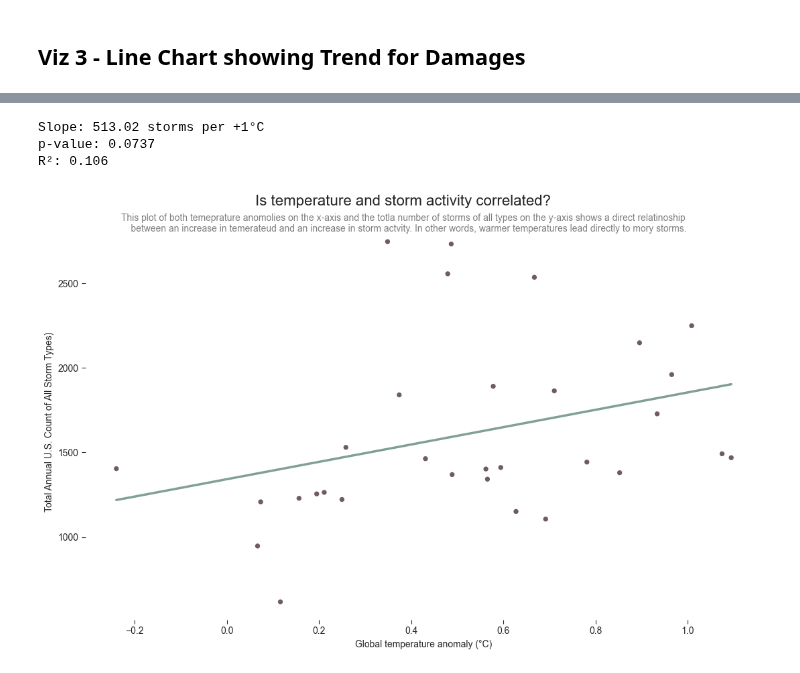
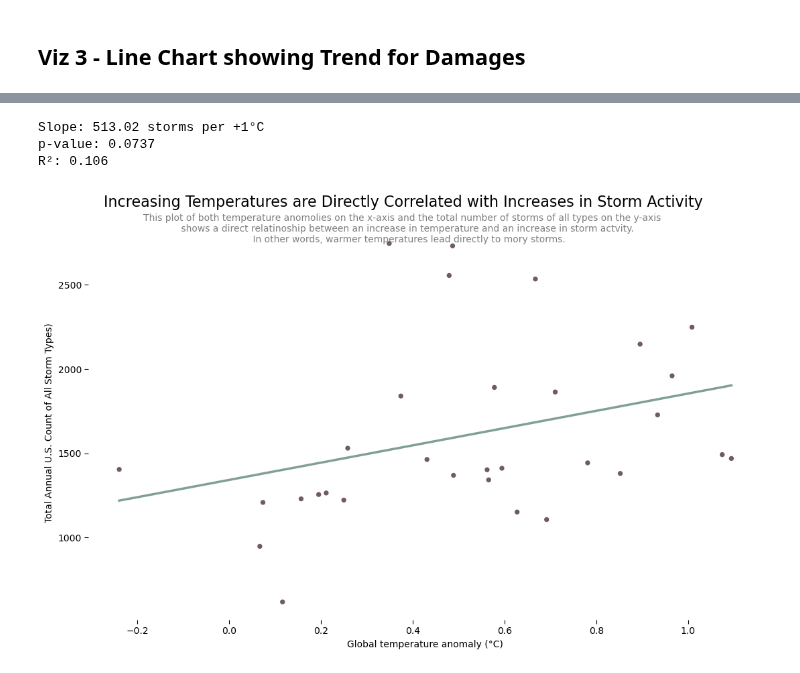
Before and after one commit to jhnboyy/CUNY_SPS_WORK, a Jupyter notebook: FALL2025/DATA608/Story5/Story5.ipynb, the cells around one changed output, grey strips where cells are left out. Saved outputs shown, nothing was run; the diff lists cells and outputs as text; code cells hidden in the pictures.

```diff
--- a/FALL2025/DATA608/Story5/Story5.ipynb
+++ b/FALL2025/DATA608/Story5/Story5.ipynb
@@ -240,8 +269,8 @@ dam_cols = {    "Tornadoes": "damage_total_usd_tornado",    "Hurricanes/Typhoons
 # %%
 ### Merging data
-# all_ = df.merge(dfw,how='left',on='year')
-# for col in ["num_tornado", "num_hurr_typhoon", "num_tropical_storm"]:
-#     all_[col + "_ma5"] = all_[col].rolling(window=5, center=True).mean()
+all_ = df.merge(dfw,how='left',on='year')
+for col in ["num_events_tornado", "num_events_hurricane_typhoon", "num_events_tropical_storm"]:
+    all_[col + "_ma5"] = all_[col].rolling(window=5, center=True).mean()
 
 # # Drop years at the ends where the 5-year MA is NaN
 # plot_df = all_.dropna(
@@ -502,41 +520,42 @@ fig, ax = plt.subplots(figsize=(11, 7))
 ax.scatter(x, y, s=28, alpha=0.7, edgecolor="none",color="#32161F")            # points
 ax.plot(x_line, y_line, linewidth=2.5, color="#81A094")        # regression line
 
-title = "Is temperature and storm activity correlated?"
+title = "Increasing Temperatures are Directly Correlated with Increases in Storm Activity"
 subtitle = (
-    """This plot of both temeprature anomolies on the x-axis and the totla number of storms of all types on the y-axis shows a direct relatinoship
-    between an increase in temerateud and an increase in storm actvity. In other words, warmer temperatures lead directly to mory storms."""
+    """This plot of both temperature anomolies on the x-axis and the total number of storms of all types on the y-axis
+    shows a direct relatinoship between an increase in temperature and an increase in storm actvity.
+    In other words, warmer temperatures lead directly to mory storms."""
 )
 # Titles (figure space)
 fig.subplots_adjust(top=0.9)      # tweak 0.74–0.82 as needed
 fig.suptitle(title, fontsize=16, y=0.99)
 fig.text(0.5, 0.95, subtitle, ha="center", va="top", fontsize=10, color="gray")# Storm events vs. global temperature anomaly (since 1990)
 
 ax.set_xlabel("Global temperature anomaly (°C)")
 ax.set_ylabel("Total Annual U.S. Count of All Storm Types)")
 
 # Minimalist style
 ax.grid(False)
 ax.spines["top"].set_visible(False)
 ax.spines["right"].set_visible(False)
 ax.spines["bottom"].set_visible(False)
 ax.spines["left"].set_visible(False)
 ax.tick_params(axis="both", length=4, width=0.8)
 
 # Small annotation with stats
 # ax.text(
 #     0.02, 0.98,
 #     f"Slope: {slope:.1f} storms/°C\np={pval:.3g}, R²={r2:.2f}",
 #     transform=ax.transAxes, ha="left", va="top", fontsize=10, color="gray"
 # )
 
 fig.tight_layout()
 plt.show()
 # %% [output]
 Slope: 513.02 storms per +1°C
 p-value: 0.0737
 R²: 0.106
-[figure, old version]
+[figure, new version]
 # %%
 # # Size your figure to fit a 16:9 slide nicely (13.33" × 7.5" ~ 1920×1080 at 144 dpi)
 fig.set_size_inches(13.33, 7.5)  # optional but helpful
```
Also changed, not shown: parts of 9 cells of this notebook, 3 other files.
